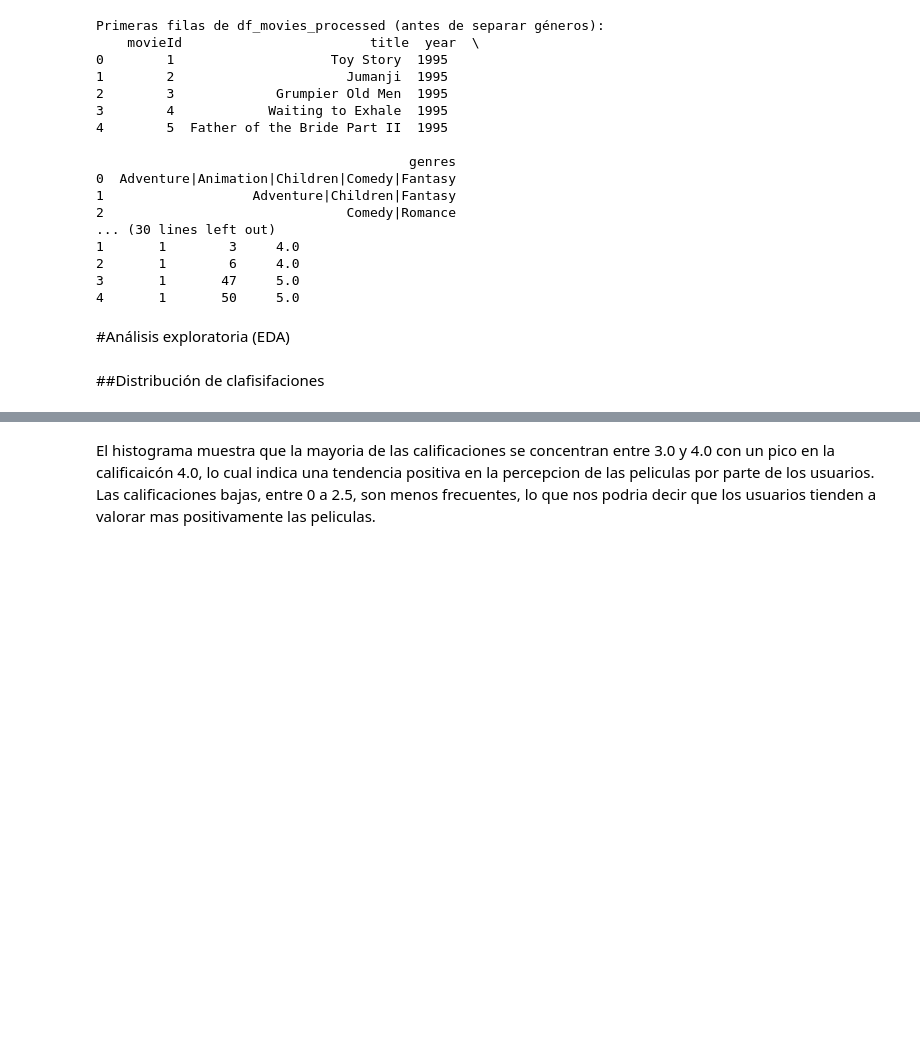
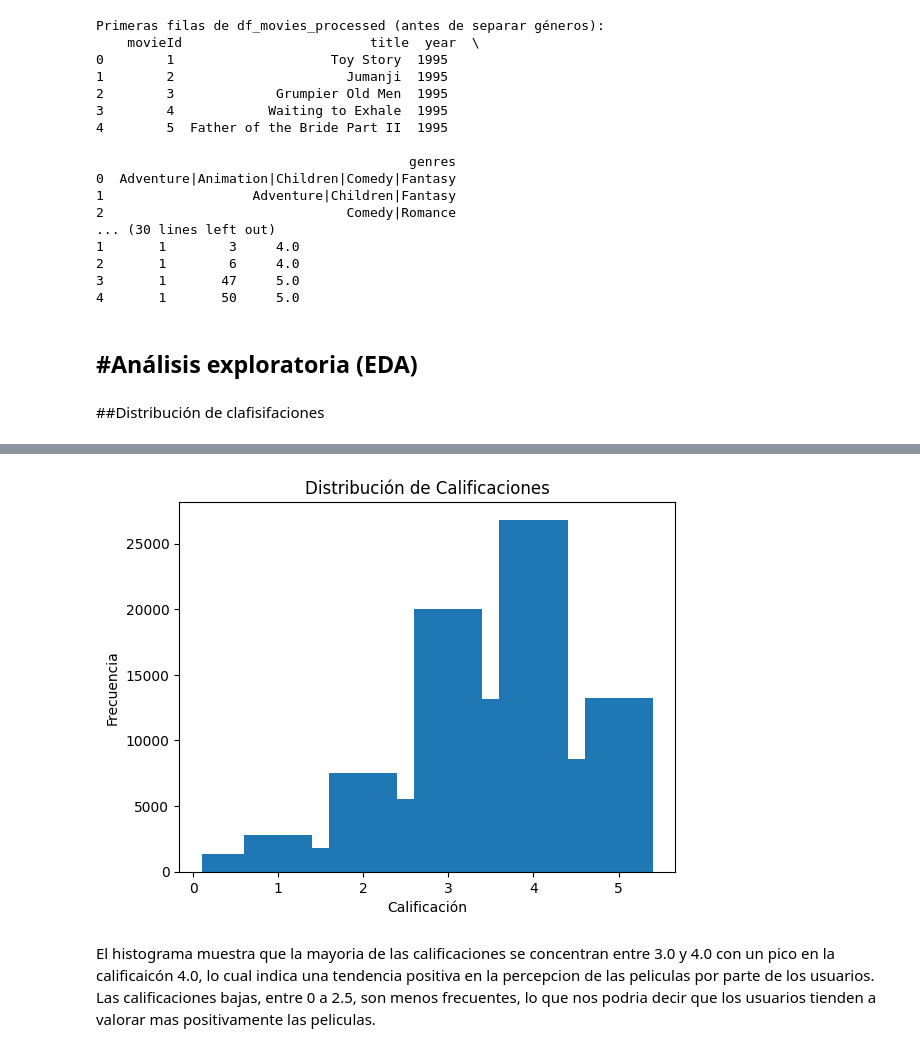
Before and after one commit to ValentinaJimenezTorres/A3_marketing, a Jupyter notebook: b_exploracion_limpieza.ipynb, the cells around one changed output, grey strips where cells are left out. Cells and saved outputs as stored; diff of their text form; code cells hidden in the pictures; blank space fills up the shorter version.

```diff
--- a/b_exploracion_limpieza.ipynb
+++ b/b_exploracion_limpieza.ipynb
@@ -319,6 +319,7 @@ Primeras filas de df_movies_processed (antes de separar géneros):
 4       1       50     5.0
 # %% [markdown]
 #Análisis exploratoria (EDA)
+---
 # %% [markdown]
 ##Distribución de clafisifaciones
 # %%
@@ -347,6 +348,14 @@ fig.show()
 8     4.5        8551
 9     5.0       13211
 [interactive output not drawn]
+# %%
+figg = plt.bar(df_rating_dist['rating'], df_rating_dist['frecuencia'])
+plt.xlabel('Calificación')
+plt.ylabel('Frecuencia')
+plt.title('Distribución de Calificaciones')
+plt.show()
+# %% [output]
+[figure, added]
 # %% [markdown]
 El histograma muestra que la mayoria de las calificaciones se concentran entre 3.0 y 4.0 con un pico en la calificaicón 4.0, lo cual indica una tendencia positiva en la percepcion de las peliculas por parte de los usuarios. Las calificaciones bajas, entre 0 a 2.5, son menos frecuentes, lo que nos podria decir que los usuarios tienden a valorar mas positivamente las peliculas.
 # %% [markdown]
```
Also changed, not shown: parts of 39 cells of this notebook, 2 other files.
